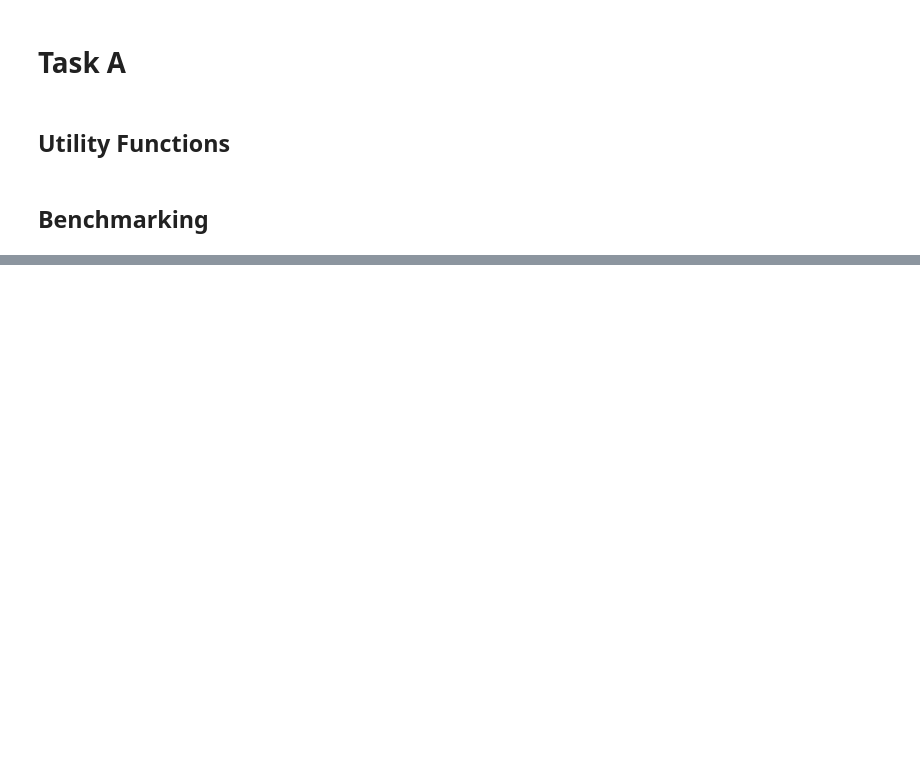
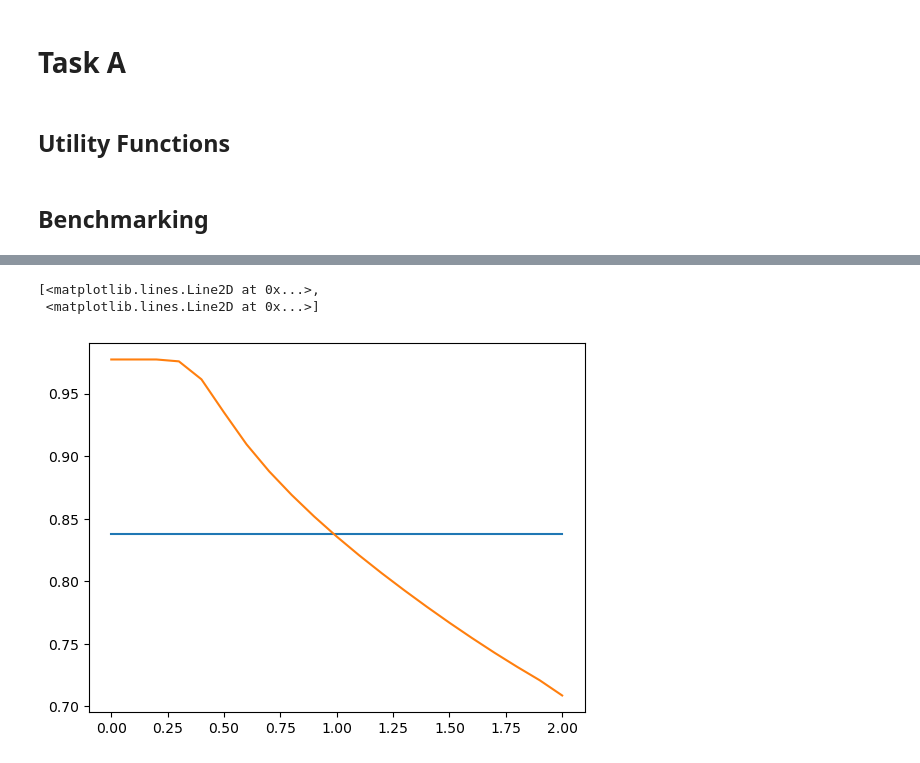
Before and after one commit to Jan5113/QHack25, a Jupyter notebook: denoising.ipynb, the cells around one changed output, grey strips where cells are left out. Drawn from its saved outputs; the diff is of its cells as text; code cells hidden in the pictures; blank space fills up the shorter version.

```diff
--- a/denoising.ipynb
+++ b/denoising.ipynb
@@ -229,0 +173,7 @@ plt.show()
+# %%
+reference = dq.coherent(5, 3)
+v_filter = np.linspace(0, 2, 21)
+one_zero_025_filter = []
+for filter in v_filter:
+    temp_fidelity = benchmark_fidelity(reference, 1, 0, 0.25, filter)
+    one_zero_025_filter.append(temp_fidelity)
@@ -229,0 +198,6 @@ plt.show()
+# %%
+plt.plot(v_filter, one_zero_025_filter)
+# %% [output]
+[<matplotlib.lines.Line2D at 0x...>,
+ <matplotlib.lines.Line2D at 0x...>]
+[figure, added]
```
Also changed, not shown: parts of 18 cells of this notebook, 2 other files.
